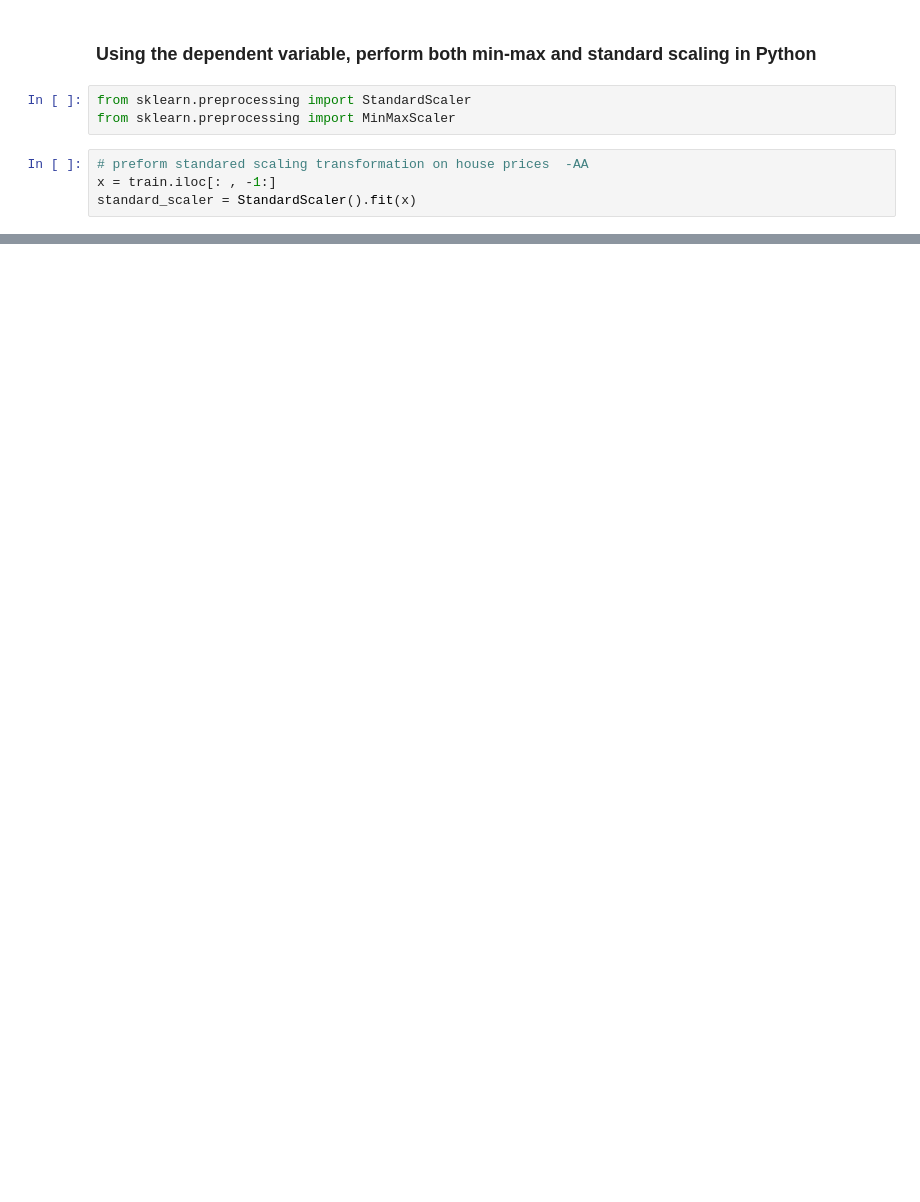
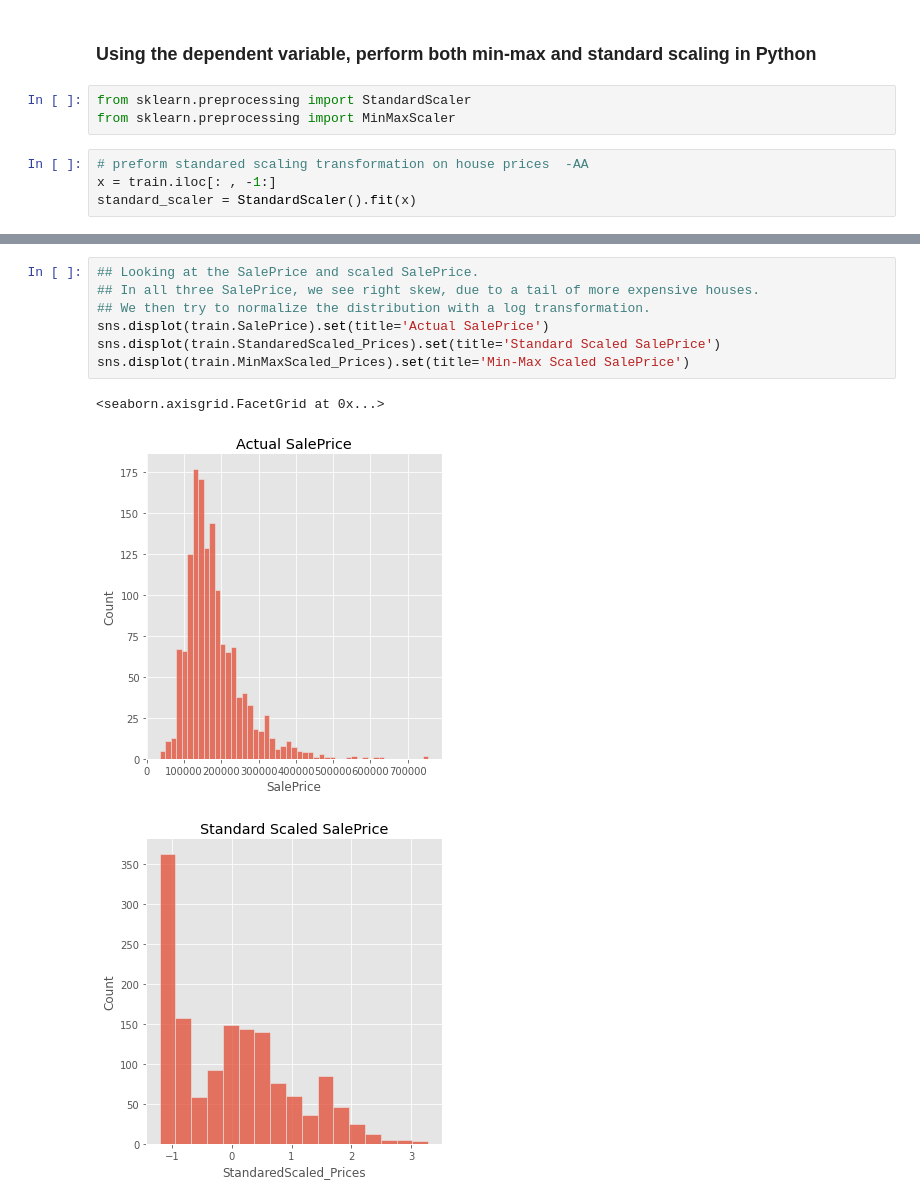
Before and after one commit to cgoeser1/MSDS422_course_assignments, a Jupyter notebook: AmesHousing(2021SEP26).ipynb, the cells around one changed output, grey strips where cells are left out. Cells and saved outputs as stored; diff of their text form; blank space fills up the shorter version.

```diff
--- a/AmesHousing(2021SEP26).ipynb
+++ b/AmesHousing(2021SEP26).ipynb
@@ -225,0 +371,11 @@ train.info()
+# %%
+## Looking at the SalePrice and scaled SalePrice.
+## In all three SalePrice, we see right skew, due to a tail of more expensive houses.
+## We then try to normalize the distribution with a log transformation.
+sns.displot(train.SalePrice).set(title='Actual SalePrice')
+sns.displot(train.StandaredScaled_Prices).set(title='Standard Scaled SalePrice')
+sns.displot(train.MinMaxScaled_Prices).set(title='Min-Max Scaled SalePrice')
+# %% [output]
+<seaborn.axisgrid.FacetGrid at 0x...>
+[figure, added]
+[figure, added]
```
Also changed, not shown: parts of 13 cells of this notebook.
